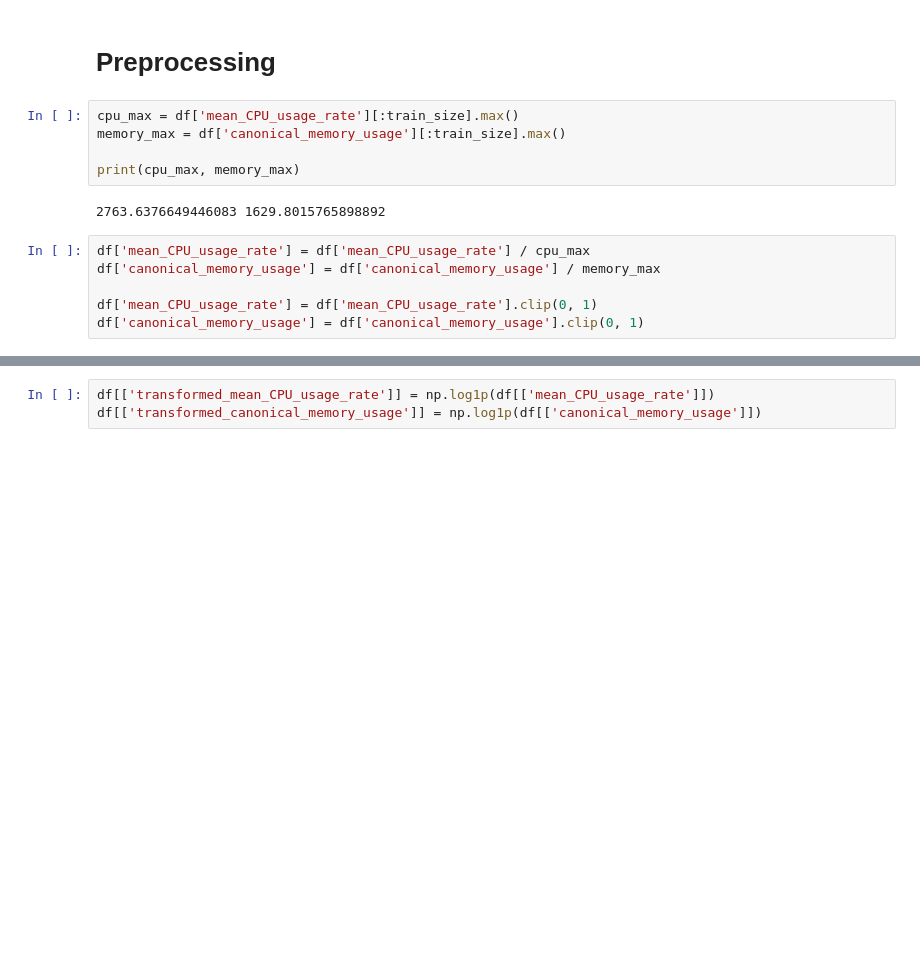
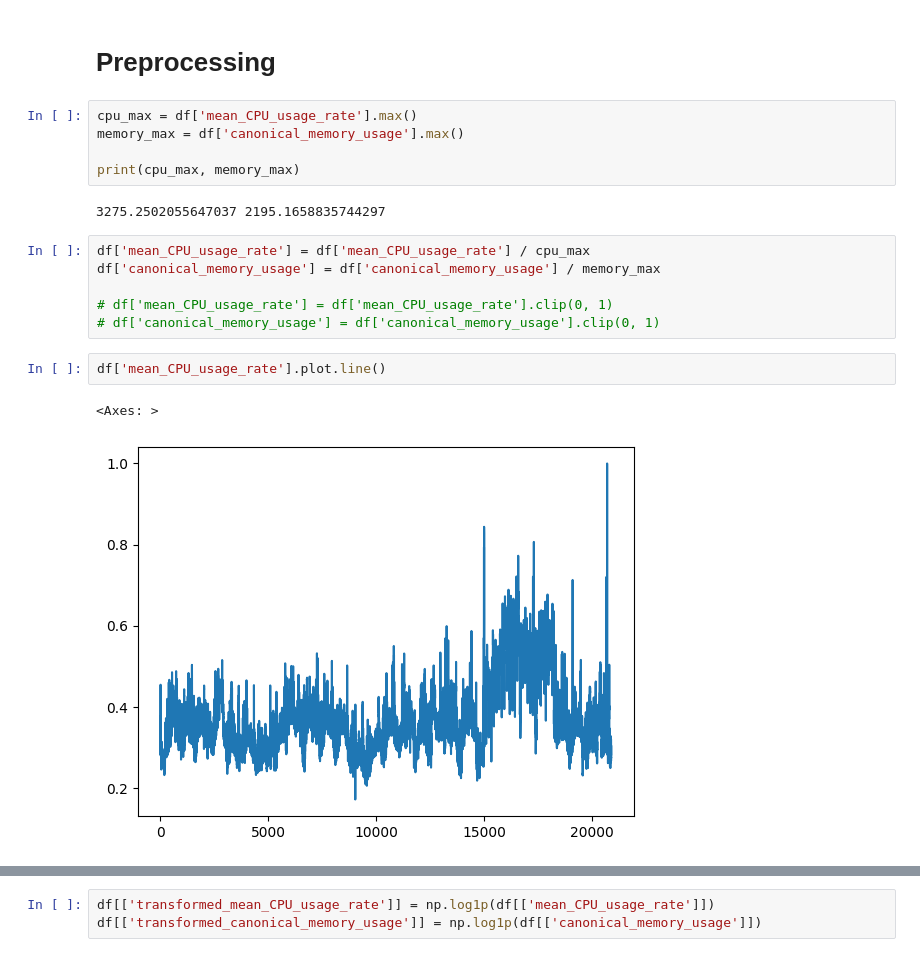
Before and after one commit to KirantiLoh/kubeforecaster, a Jupyter notebook: notebooks/modeling_cnn_lstm.ipynb, the cells around one changed output, grey strips where cells are left out. Cells and saved outputs as stored; diff of their text form; blank space fills up the shorter version.

```diff
--- a/notebooks/modeling_cnn_lstm.ipynb
+++ b/notebooks/modeling_cnn_lstm.ipynb
@@ -59,15 +59,20 @@ test_size = len(df) - train_size - val_size
 # %% [markdown]
 # **Preprocessing**
 # %%
-cpu_max = df['mean_CPU_usage_rate'][:train_size].max()
-memory_max = df['canonical_memory_usage'][:train_size].max()
+cpu_max = df['mean_CPU_usage_rate'].max()
+memory_max = df['canonical_memory_usage'].max()
 
 print(cpu_max, memory_max)
 # %% [output]
-2763.6376649446083 1629.8015765898892
+3275.2502055647037 2195.1658835744297
 # %%
 df['mean_CPU_usage_rate'] = df['mean_CPU_usage_rate'] / cpu_max
 df['canonical_memory_usage'] = df['canonical_memory_usage'] / memory_max
 
-df['mean_CPU_usage_rate'] = df['mean_CPU_usage_rate'].clip(0, 1)
-df['canonical_memory_usage'] = df['canonical_memory_usage'].clip(0, 1)
+# df['mean_CPU_usage_rate'] = df['mean_CPU_usage_rate'].clip(0, 1)
+# df['canonical_memory_usage'] = df['canonical_memory_usage'].clip(0, 1)
+# %%
+df['mean_CPU_usage_rate'].plot.line()
+# %% [output]
+<Axes: >
+[figure, added]
```
Also changed, not shown: parts of 11 cells of this notebook, 19 other files.
